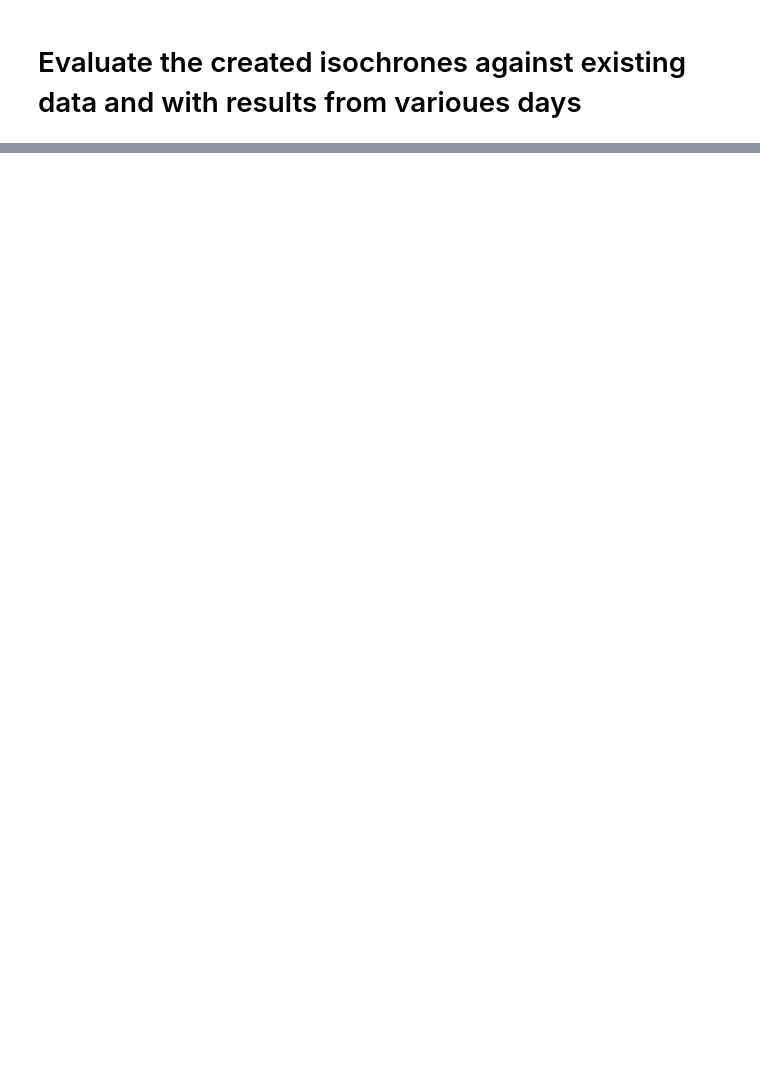
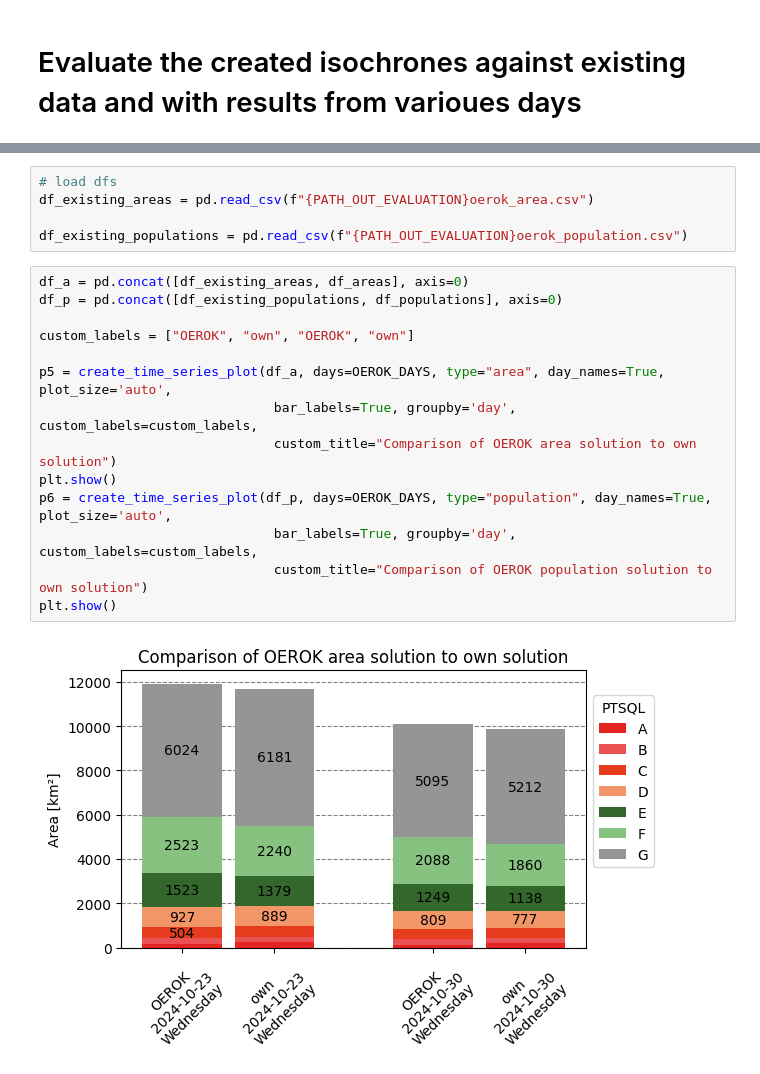
Before and after one commit to LeonRischar/ptsql_austria, a Jupyter notebook: src/demo_evaluation.ipynb, the cells around one changed output, grey strips where cells are left out. Cells and saved outputs as stored; diff of their text form; blank space fills up the shorter version.

```diff
--- a/src/demo_evaluation.ipynb
+++ b/src/demo_evaluation.ipynb
@@ -183,0 +490,21 @@ create_time_series_plot(df, days=[20240010+x for x in range(200,1300, 200)])
+# %%
+# load dfs
+df_existing_areas = pd.read_csv(f"{PATH_OUT_EVALUATION}oerok_area.csv")
+
+df_existing_populations = pd.read_csv(f"{PATH_OUT_EVALUATION}oerok_population.csv")
+# %%
+df_a = pd.concat([df_existing_areas, df_areas], axis=0)
+df_p = pd.concat([df_existing_populations, df_populations], axis=0)
+
+custom_labels = ["OEROK", "own", "OEROK", "own"]
+
+p5 = create_time_series_plot(df_a, days=OEROK_DAYS, type="area", day_names=True, plot_size='auto',
+                              bar_labels=True, groupby='day', custom_labels=custom_labels,
+                              custom_title="Comparison of OEROK area solution to own solution")
+plt.show()
+p6 = create_time_series_plot(df_p, days=OEROK_DAYS, type="population", day_names=True, plot_size='auto',
+                              bar_labels=True, groupby='day', custom_labels=custom_labels,
+                              custom_title="Comparison of OEROK population solution to own solution")
+plt.show()
+# %% [output]
+[figure, added]
```
Also changed, not shown: parts of 25 cells of this notebook, 20 other files.
